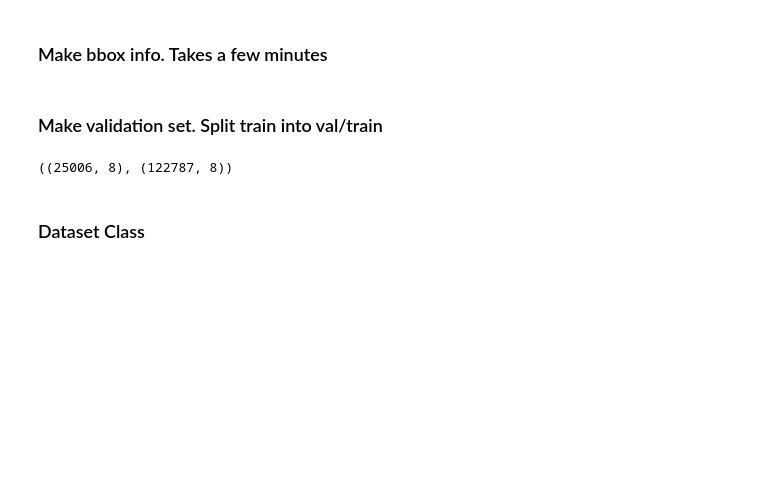
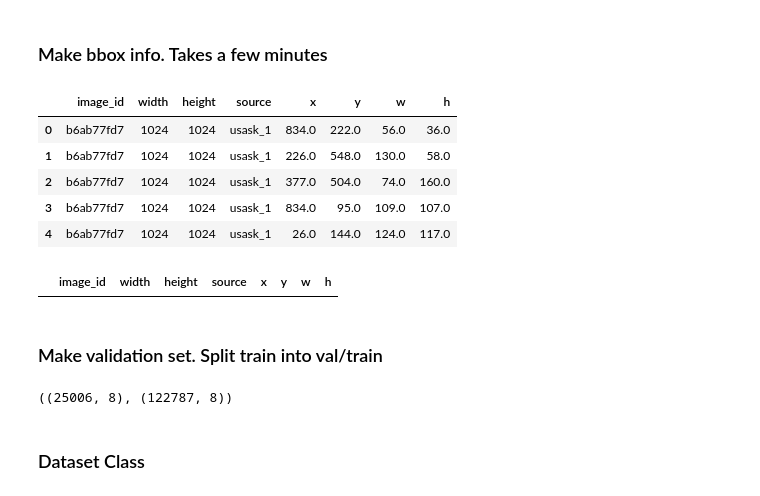
Before and after one commit to Myeongchan-Kim/KagglePractice, a Jupyter notebook: Faster-RCNN_practice/Pytorch Starter - FasterRCNN Train.ipynb, the cells around one changed output. Drawn from its saved outputs; the diff is of its cells as text; code cells hidden in the pictures; blank space fills up the shorter version.

```diff
--- a/Faster-RCNN_practice/Pytorch Starter - FasterRCNN Train.ipynb
+++ b/Faster-RCNN_practice/Pytorch Starter - FasterRCNN Train.ipynb
@@ -73,6 +75,19 @@ train_df['x'] = train_df['x'].astype(np.float)
 train_df['y'] = train_df['y'].astype(np.float)
 train_df['w'] = train_df['w'].astype(np.float)
 train_df['h'] = train_df['h'].astype(np.float)
+# %%
+train_df.head()
+# %% [output]
+|  | image_id | width | height | source | x | y | w | h |
+| 0 | b6ab77fd7 | 1024 | 1024 | usask_1 | 834.0 | 222.0 | 56.0 | 36.0 |
+| 1 | b6ab77fd7 | 1024 | 1024 | usask_1 | 226.0 | 548.0 | 130.0 | 58.0 |
+| 2 | b6ab77fd7 | 1024 | 1024 | usask_1 | 377.0 | 504.0 | 74.0 | 160.0 |
+| 3 | b6ab77fd7 | 1024 | 1024 | usask_1 | 834.0 | 95.0 | 109.0 | 107.0 |
+| 4 | b6ab77fd7 | 1024 | 1024 | usask_1 | 26.0 | 144.0 | 124.0 | 117.0 |
+# %%
+train_df[train_df['x'].isnull()]
+# %% [output]
+|  | image_id | width | height | source | x | y | w | h |
 # %% [markdown]
 ### Make validation set. Split train into val/train
 # %%
```
Also changed, not shown: parts of 21 cells of this notebook, 1 other file.
